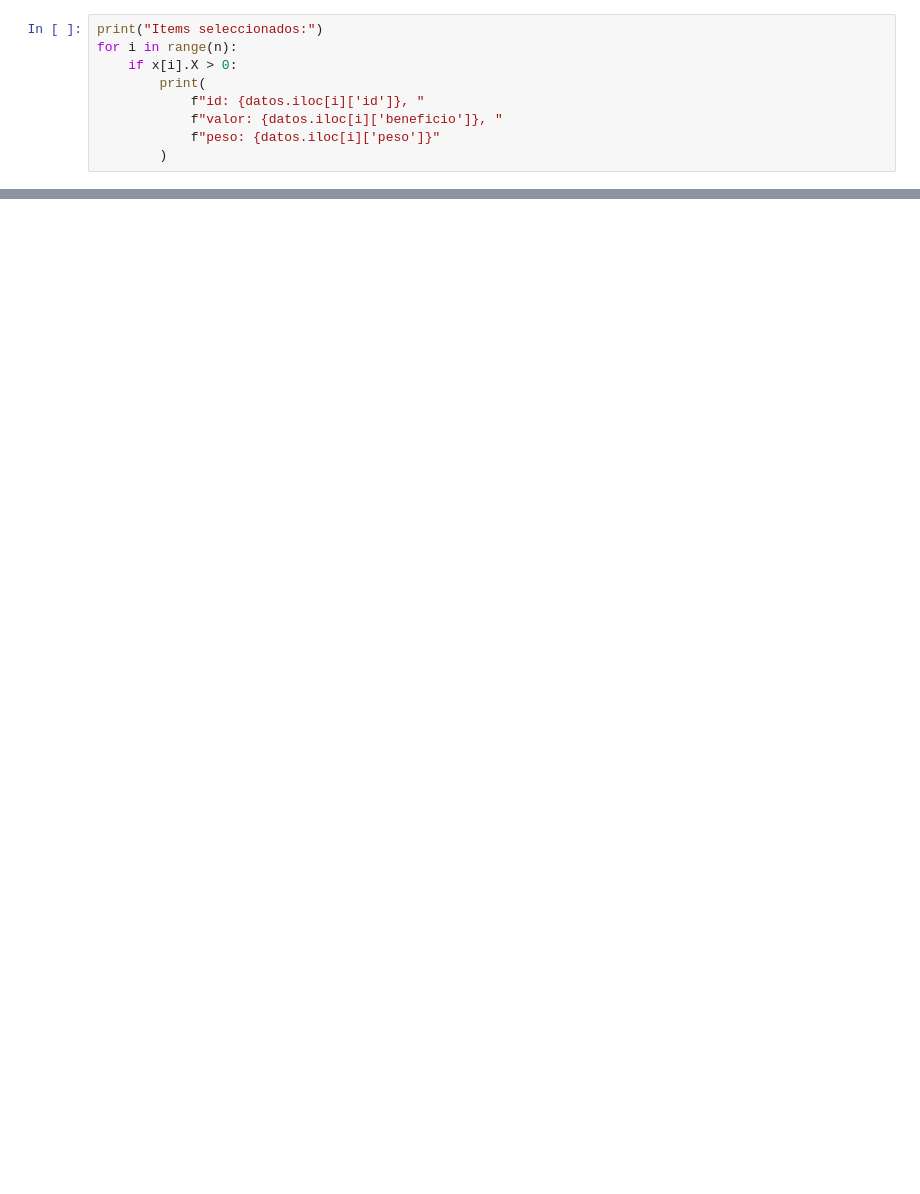
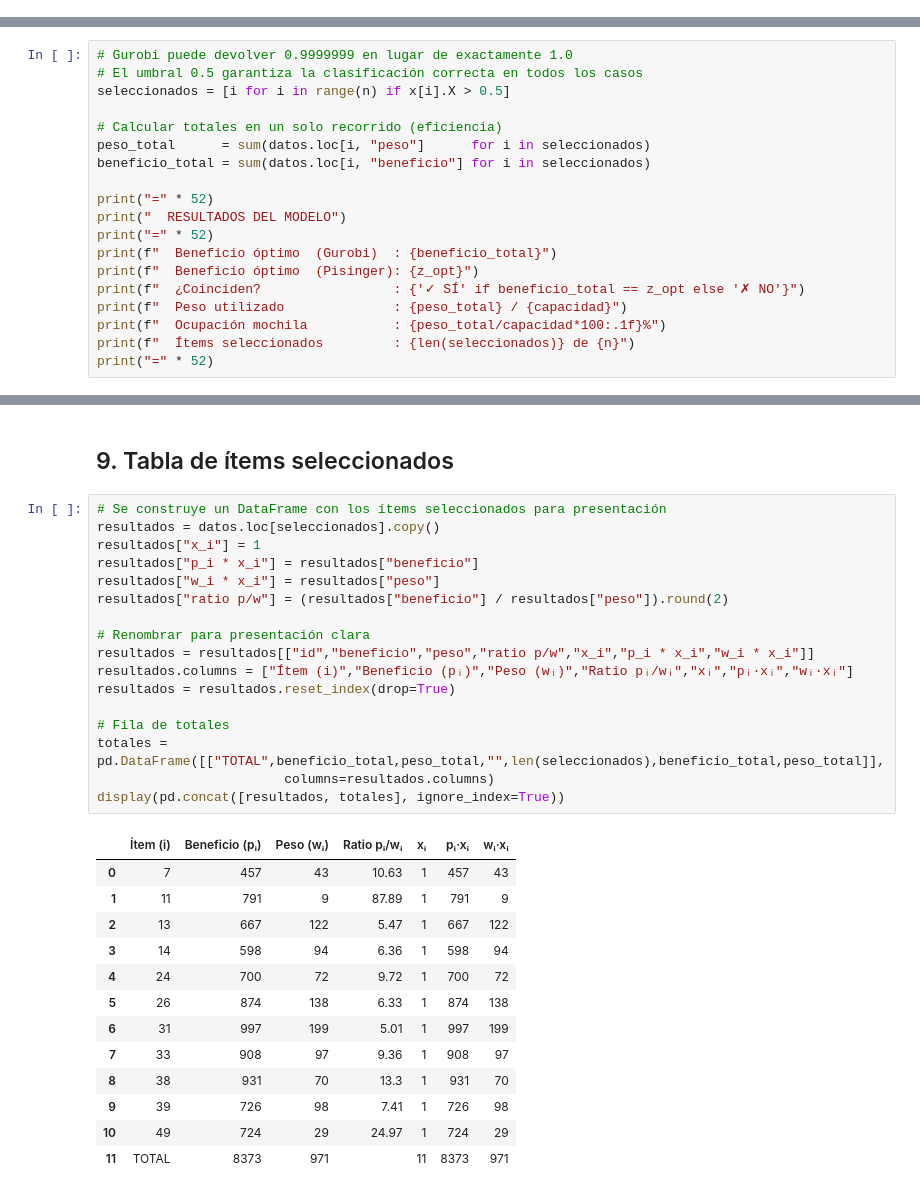
Before and after one commit to CamiloLM/proyecto-optimizacion, a Jupyter notebook: knapsack/Knapsack.ipynb, the cells around one changed output, grey strips where cells are left out. Drawn from its saved outputs; the diff is of its cells as text; blank space fills up the shorter version.

```diff
--- a/knapsack/Knapsack.ipynb
+++ b/knapsack/Knapsack.ipynb
@@ -121,9 +67,0 @@ print("Óptimo archivo:", z)
-# %%
-print("Items seleccionados:")
-for i in range(n):
-    if x[i].X > 0:
-        print(
-            f"id: {datos.iloc[i]['id']}, "
-            f"valor: {datos.iloc[i]['beneficio']}, "
-            f"peso: {datos.iloc[i]['peso']}"
-        )
@@ -164,0 +196,19 @@ Beneficio total: 8373
+# %%
+# Gurobi puede devolver 0.9999999 en lugar de exactamente 1.0
+# El umbral 0.5 garantiza la clasificación correcta en todos los casos
+seleccionados = [i for i in range(n) if x[i].X > 0.5]
+
+# Calcular totales en un solo recorrido (eficiencia)
+peso_total      = sum(datos.loc[i, "peso"]      for i in seleccionados)
+beneficio_total = sum(datos.loc[i, "beneficio"] for i in seleccionados)
+
+print("=" * 52)
+print("  RESULTADOS DEL MODELO")
+print("=" * 52)
+print(f"  Beneficio óptimo  (Gurobi)  : {beneficio_total}")
+print(f"  Beneficio óptimo  (Pisinger): {z_opt}")
+print(f"  ¿Coinciden?                 : {'✓ SÍ' if beneficio_total == z_opt else '✗ NO'}")
+print(f"  Peso utilizado              : {peso_total} / {capacidad}")
+print(f"  Ocupación mochila           : {peso_total/capacidad*100:.1f}%")
+print(f"  Ítems seleccionados         : {len(seleccionados)} de {n}")
+print("=" * 52)
@@ -164,0 +226,33 @@ Beneficio total: 8373
+# %% [markdown]
+## 9. Tabla de ítems seleccionados
+# %%
+# Se construye un DataFrame con los ítems seleccionados para presentación
+resultados = datos.loc[seleccionados].copy()
+resultados["x_i"] = 1
+resultados["p_i * x_i"] = resultados["beneficio"]
+resultados["w_i * x_i"] = resultados["peso"]
+resultados["ratio p/w"] = (resultados["beneficio"] / resultados["peso"]).round(2)
+
+# Renombrar para presentación clara
+resultados = resultados[["id","beneficio","peso","ratio p/w","x_i","p_i * x_i","w_i * x_i"]]
+resultados.columns = ["Ítem (i)","Beneficio (pᵢ)","Peso (wᵢ)","Ratio pᵢ/wᵢ","xᵢ","pᵢ·xᵢ","wᵢ·xᵢ"]
+resultados = resultados.reset_index(drop=True)
+
+# Fila de totales
+totales = pd.DataFrame([["TOTAL",beneficio_total,peso_total,"",len(seleccionados),beneficio_total,peso_total]],
+                        columns=resultados.columns)
+display(pd.concat([resultados, totales], ignore_index=True))
+# %% [output]
+|  | Ítem (i) | Beneficio (pᵢ) | Peso (wᵢ) | Ratio pᵢ/wᵢ | xᵢ | pᵢ·xᵢ | wᵢ·xᵢ |
+| 0 | 7 | 457 | 43 | 10.63 | 1 | 457 | 43 |
+| 1 | 11 | 791 | 9 | 87.89 | 1 | 791 | 9 |
+| 2 | 13 | 667 | 122 | 5.47 | 1 | 667 | 122 |
+| 3 | 14 | 598 | 94 | 6.36 | 1 | 598 | 94 |
+| 4 | 24 | 700 | 72 | 9.72 | 1 | 700 | 72 |
+| 5 | 26 | 874 | 138 | 6.33 | 1 | 874 | 138 |
+| 6 | 31 | 997 | 199 | 5.01 | 1 | 997 | 199 |
+| 7 | 33 | 908 | 97 | 9.36 | 1 | 908 | 97 |
+| 8 | 38 | 931 | 70 | 13.3 | 1 | 931 | 70 |
+| 9 | 39 | 726 | 98 | 7.41 | 1 | 726 | 98 |
+| 10 | 49 | 724 | 29 | 24.97 | 1 | 724 | 29 |
+| 11 | TOTAL | 8373 | 971 |  | 11 | 8373 | 971 |
```
Also changed, not shown: parts of 29 cells of this notebook, 6 other files.
